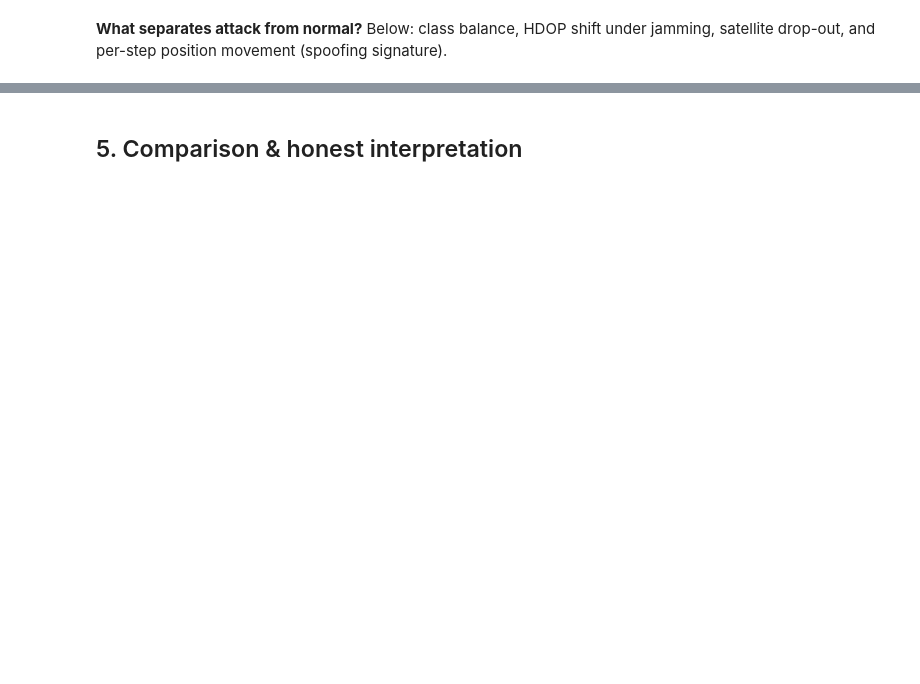
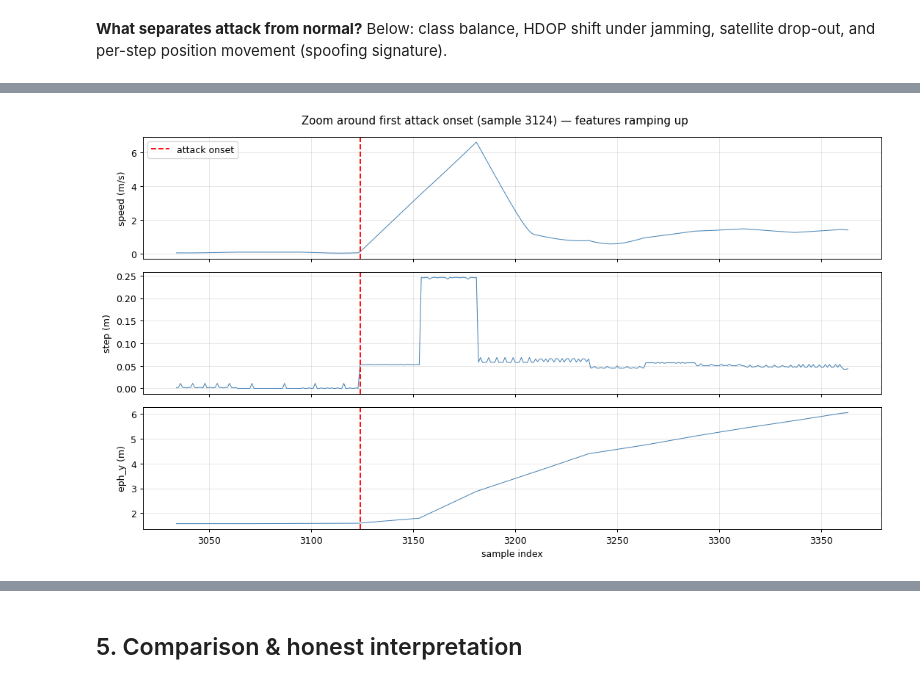
Before and after one commit to szyraf/gnss-guardian, a Jupyter notebook: notebooks/01_UAV_Analysis.ipynb, the cells around one changed output, grey strips where cells are left out. Cells and saved outputs as stored; diff of their text form; code cells hidden in the pictures; blank space fills up the shorter version.

```diff
--- a/notebooks/01_UAV_Analysis.ipynb
+++ b/notebooks/01_UAV_Analysis.ipynb
@@ -188,0 +296,25 @@ df[FEATURES].describe().round(2)
+# %%
+# --- 3. Attack-onset zoom: how do features evolve right at the transition? ---
+_SCALE = 1e-7 if df['lat_y'].abs().max() > 1000 else 1.0
+step_plot = df['step_metres'] * _SCALE
+
+onsets = df.index[df['is_attack'].diff() == 1].tolist()
+if onsets:
+    i = onsets[0]
+    win = slice(max(0, i - 90), min(len(df), i + 240))
+    fig, axes = plt.subplots(3, 1, figsize=(12, 7), sharex=True)
+    panels = [
+        (axes[0], df['speed_3d'], 'speed (m/s)'),
+        (axes[1], step_plot,      'step (m)'),
+        (axes[2], df['eph_y'],    'eph_y (m)'),
+    ]
+    for ax, series, lab in panels:
+        ax.plot(df.index[win], series.iloc[win], color='steelblue', lw=0.8)
+        ax.axvline(i, color='red', ls='--', label='attack onset' if ax is axes[0] else None)
+        ax.set_ylabel(lab); ax.grid(alpha=0.3)
+    axes[0].legend(loc='upper left')
+    axes[-1].set_xlabel('sample index')
+    fig.suptitle(f'Zoom around first attack onset (sample {i}) - features ramping up')
+    plt.tight_layout(); plt.show()
+# %% [output]
+[figure, added]
```
Also changed, not shown: parts of 16 cells of this notebook, 3 other files.
